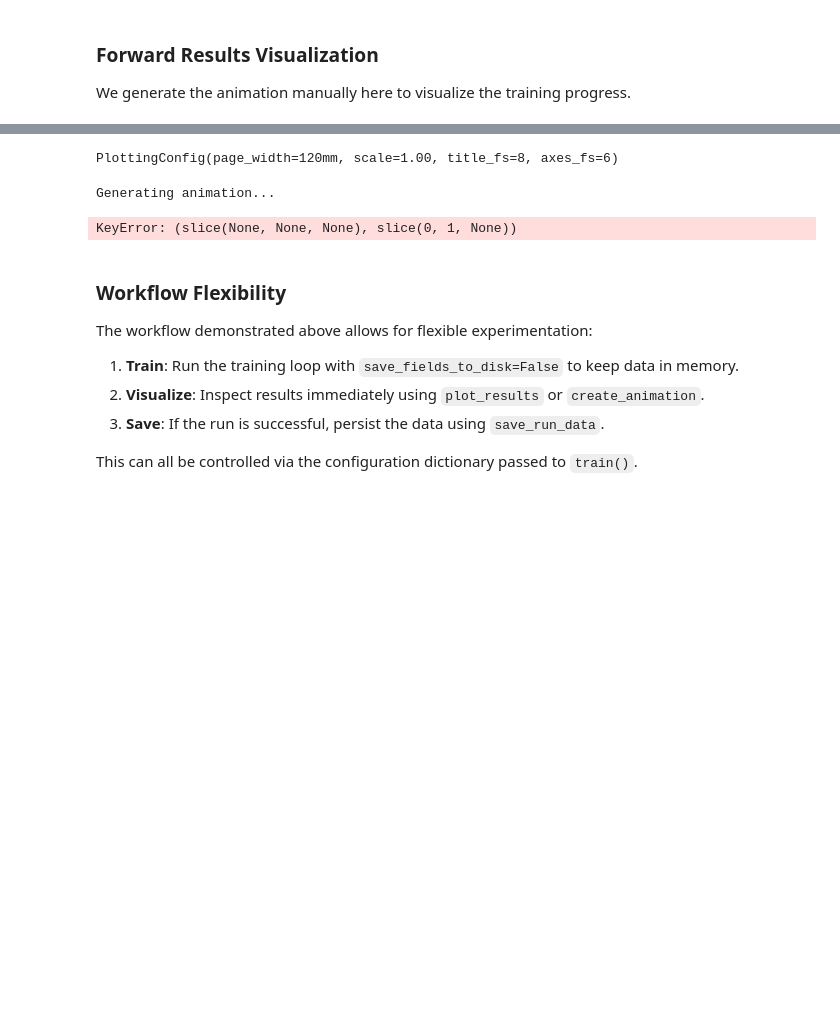
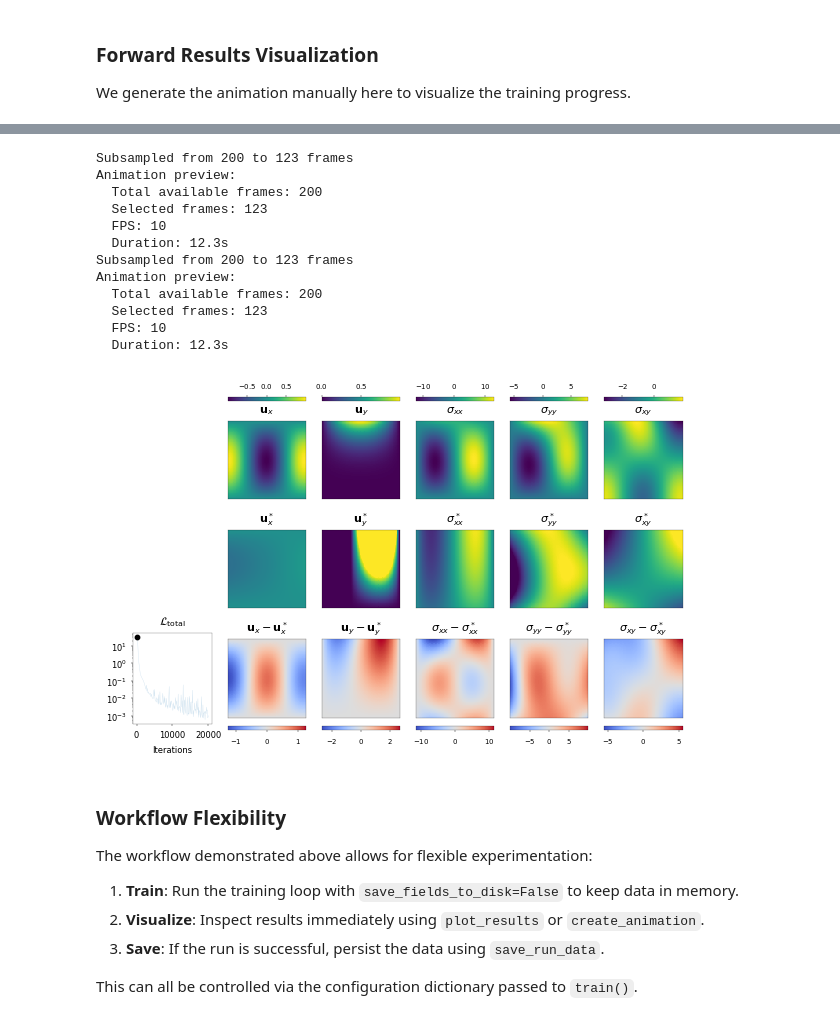
Before and after one commit to bonneted/PhD, a Jupyter notebook: notebooks/analytical_plate.ipynb, the cells around one changed output, grey strips where cells are left out. Saved outputs shown, nothing was run; the diff lists cells and outputs as text; code cells hidden in the pictures; blank space fills up the shorter version.

```diff
--- a/notebooks/analytical_plate.ipynb
+++ b/notebooks/analytical_plate.ipynb
@@ -93,22 +78,34 @@ from phd.models.cm.analytical_plate import plot_results, get_animation_data
-# %%
-from phd.config import get_current_config
-print(get_current_config())
-# %% [output]
-PlottingConfig(page_width=120mm, scale=1.00, title_fs=8, axes_fs=6)
 # %%
 # Generate Animation
-from phd.models.cm.plot_util import animate
-video_path_forward = run_dir_forward / "training_animation.mp4"
-print("Generating animation...")
+run_dir_forward = results_forward["run_dir"]
+video_path_forward = Path(run_dir_forward) / "training_animation.mp4"
 
-# Define exact solution function for the animation (using config parameters)
-cfg = results_forward["config"]
-exact_fn = lambda x: exact_solution(x, cfg["lmbd"], cfg["mu"], cfg["Q"], net_type=cfg["net_type"])
+# Create figure and artists
+fig, artists = plot_results(results_forward, iteration=0, dpi=200)
 
-# Create animation using in-memory results
-animate(results_forward, video_path_forward, get_animation_data, fps=10)
+# Preview animation with custom frame subsampling (more frames at beginning)
+n_frames = len(artists["steps"])
+frame_indices = subsample_frames(n_frames, factors=[1,2,3])  # Dense start, sparse end
+print(f"Subsampled from {n_frames} to {len(frame_indices)} frames")
 
-# print(f"Animation saved to {video_path_forward}")
+# Preview duration before saving
+# animate(fig, artists, video_path_forward, fps=10, frame_indices=frame_indices, preview=True)
+
+# Uncomment to actually save:
+# animate(fig, artists, video_path_forward, fps=10, frame_indices=frame_indices)
+# Display Training Animation
+Video(video_path_forward, embed=True, html_attributes="controls loop autoplay")
 # %% [output]
-Generating animation...
+Subsampled from 200 to 123 frames
+Animation preview:
+  Total available frames: 200
+  Selected frames: 123
+  FPS: 10
+  Duration: 12.3s
+Subsampled from 200 to 123 frames
+Animation preview:
+  Total available frames: 200
+  Selected frames: 123
+  FPS: 10
+  Duration: 12.3s
-KeyError: (slice(None, None, None), slice(0, 1, None))
+[figure, added]
```
Also changed, not shown: parts of 10 cells of this notebook, 6 other files.
